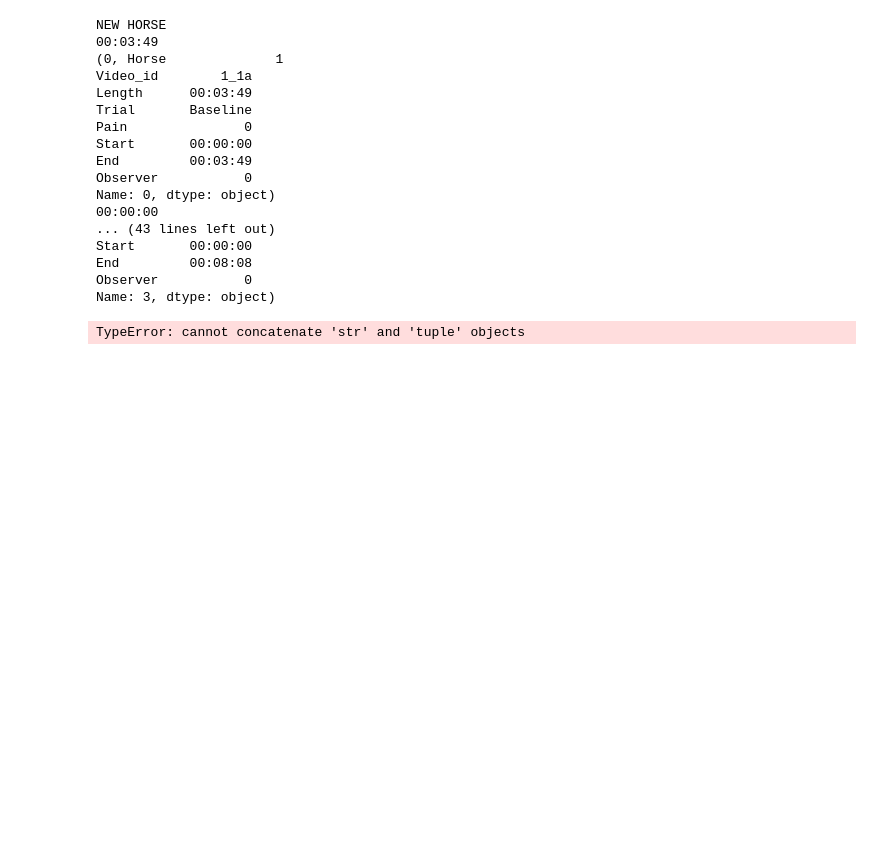
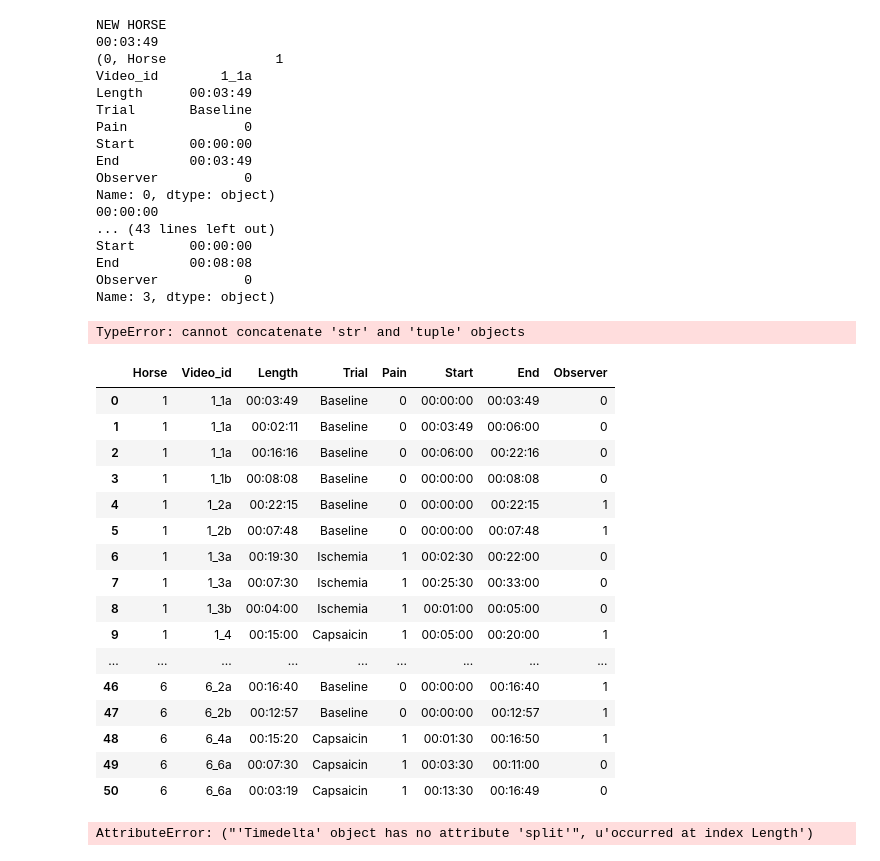
Before and after one commit to sofiabroome/painface-recognition, a Jupyter notebook: Extract_frames_into_folders_notebook.ipynb, the cells around one changed output. Drawn from its saved outputs; the diff is of its cells as text; code cells hidden in the pictures; blank space fills up the shorter version.

```diff
--- a/Extract_frames_into_folders_notebook.ipynb
+++ b/Extract_frames_into_folders_notebook.ipynb
@@ -284,3 +284,35 @@ End         00:08:08
 Observer           0
 Name: 3, dtype: object)
 TypeError: cannot concatenate 'str' and 'tuple' objects
+# %%
+import pandas as pd
+udf = pd.read_csv('videos_overview_missingremoved.csv', sep=';')
+# %%
+udf
+# %% [output]
+|  | Horse | Video_id | Length | Trial | Pain | Start | End | Observer |
+| 0 | 1 | 1_1a | 00:03:49 | Baseline | 0 | 00:00:00 | 00:03:49 | 0 |
+| 1 | 1 | 1_1a | 00:02:11 | Baseline | 0 | 00:03:49 | 00:06:00 | 0 |
+| 2 | 1 | 1_1a | 00:16:16 | Baseline | 0 | 00:06:00 | 00:22:16 | 0 |
+| 3 | 1 | 1_1b | 00:08:08 | Baseline | 0 | 00:00:00 | 00:08:08 | 0 |
+| 4 | 1 | 1_2a | 00:22:15 | Baseline | 0 | 00:00:00 | 00:22:15 | 1 |
+| 5 | 1 | 1_2b | 00:07:48 | Baseline | 0 | 00:00:00 | 00:07:48 | 1 |
+| 6 | 1 | 1_3a | 00:19:30 | Ischemia | 1 | 00:02:30 | 00:22:00 | 0 |
+| 7 | 1 | 1_3a | 00:07:30 | Ischemia | 1 | 00:25:30 | 00:33:00 | 0 |
+| 8 | 1 | 1_3b | 00:04:00 | Ischemia | 1 | 00:01:00 | 00:05:00 | 0 |
+| 9 | 1 | 1_4 | 00:15:00 | Capsaicin | 1 | 00:05:00 | 00:20:00 | 1 |
+| ... | ... | ... | ... | ... | ... | ... | ... | ... |
+| 46 | 6 | 6_2a | 00:16:40 | Baseline | 0 | 00:00:00 | 00:16:40 | 1 |
+| 47 | 6 | 6_2b | 00:12:57 | Baseline | 0 | 00:00:00 | 00:12:57 | 1 |
+| 48 | 6 | 6_4a | 00:15:20 | Capsaicin | 1 | 00:01:30 | 00:16:50 | 1 |
+| 49 | 6 | 6_6a | 00:07:30 | Capsaicin | 1 | 00:03:30 | 00:11:00 | 0 |
+| 50 | 6 | 6_6a | 00:03:19 | Capsaicin | 1 | 00:13:30 | 00:16:49 | 0 |
+# %%
+import datetime
+udf[['Length',
+    'Start',
+    'End']] = udf[['Length',
+                  'Start',
+                  'End']].applymap(lambda entry: make_delta(entry))
+# %% [output]
+AttributeError: ("'Timedelta' object has no attribute 'split'", u'occurred at index Length')
```
Also changed, not shown: parts of 4 cells of this notebook.
